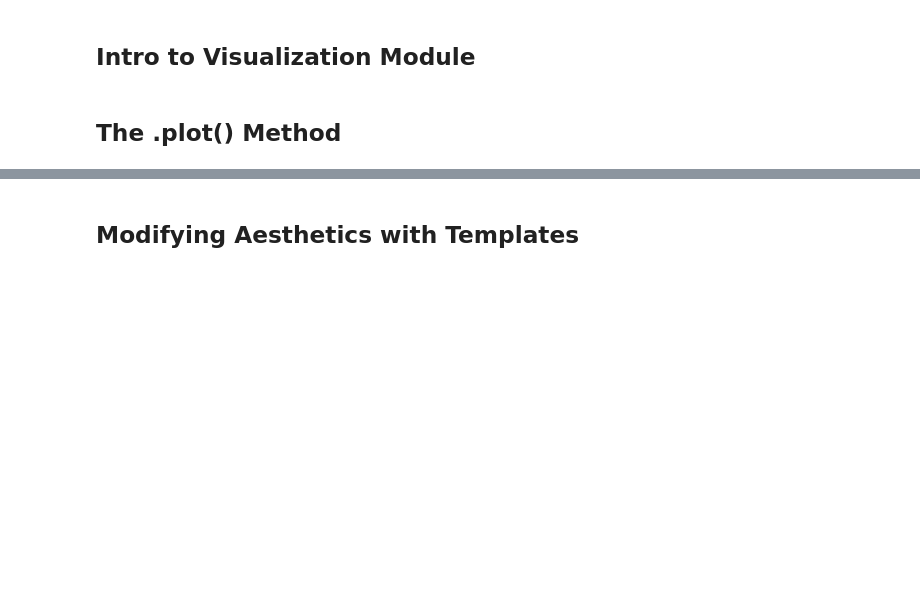
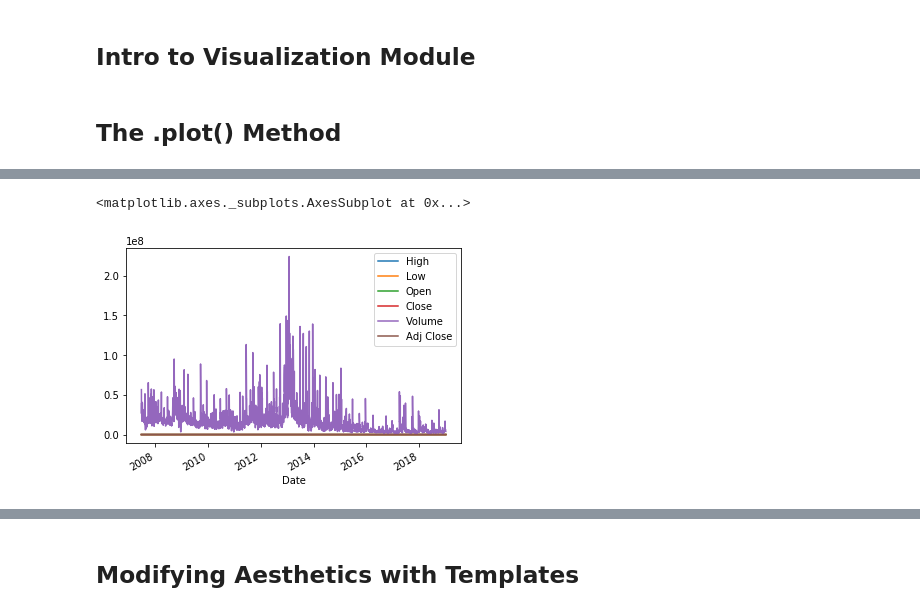
Before and after one commit to rsolter/Udemy-Courses, a Jupyter notebook: Udemy - Data Analysis with Pandas and Python/Section 13 - Visualization.ipynb, the cells around one changed output, grey strips where cells are left out. Saved outputs shown, nothing was run; the diff lists cells and outputs as text; code cells hidden in the pictures; blank space fills up the shorter version.

```diff
--- a/Udemy - Data Analysis with Pandas and Python/Section 13 - Visualization.ipynb
+++ b/Udemy - Data Analysis with Pandas and Python/Section 13 - Visualization.ipynb
@@ -3,2 +9,5 @@
 # %% [markdown]
 ## The .plot() Method
+# %%
+bb = data.DataReader(name = "BB", data_source = "yahoo", start = "2007-07-01", end = "2018-12-31")
+bb.head()
@@ -4,0 +22,5 @@
+# %%
+bb.plot()
+# %% [output]
+<matplotlib.axes._subplots.AxesSubplot at 0x...>
+[figure, added]
```
Also changed, not shown: parts of 4 cells of this notebook, 1 other file.
